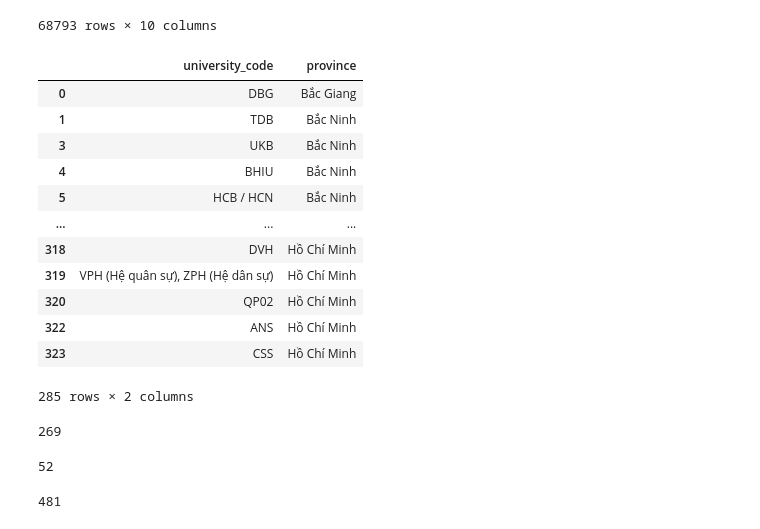
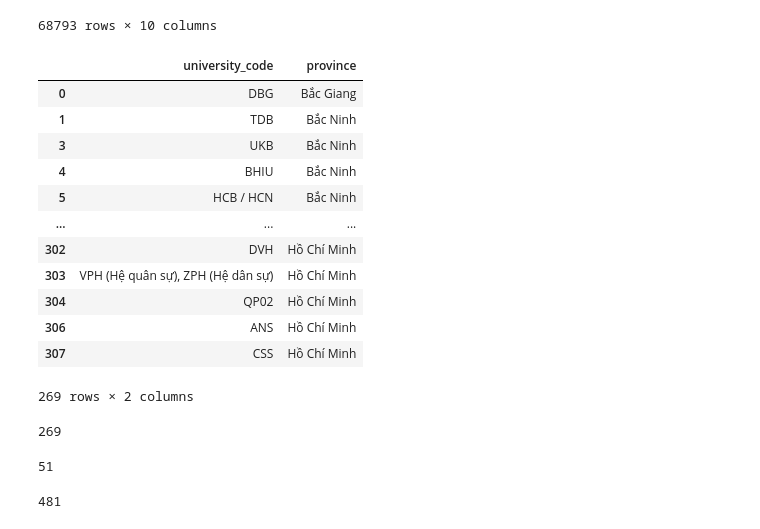
Before and after one commit to mdnam2410/dv-final, a Jupyter notebook: Merge_final_data.ipynb, the cells around one changed output. Drawn from its saved outputs; the diff is of its cells as text; code cells hidden in the pictures.

Commit message:
Update fix final-data and re-organize folders

```diff
--- a/Merge_final_data.ipynb
+++ b/Merge_final_data.ipynb
@@ -18,23 +19,23 @@ score_df
 | 68792 | 68792 | 7319001 | Kinh tế giáo dục vùng dân tộc thi... | C00; C03; C04; D01 | 15.0 | NaN | 2021.0 | HVD | ... |
 68793 rows × 10 columns
 # %%
-uni_dict = pd.read_csv('uni_dict.csv')
+uni_dict = pd.read_csv('data/fixed_uni_dict.csv')
 uni_dict = uni_dict.dropna().rename(columns={'code': 'university_code'})
 uni_dict
 # %% [output]
 |  | university_code | province |
 | 0 | DBG | Bắc Giang |
 | 1 | TDB | Bắc Ninh |
 | 3 | UKB | Bắc Ninh |
 | 4 | BHIU | Bắc Ninh |
 | 5 | HCB / HCN | Bắc Ninh |
 | ... | ... | ... |
-| 318 | DVH | Hồ Chí Minh |
-| 319 | VPH (Hệ quân sự), ZPH (Hệ dân sự) | Hồ Chí Minh |
-| 320 | QP02 | Hồ Chí Minh |
-| 322 | ANS | Hồ Chí Minh |
-| 323 | CSS | Hồ Chí Minh |
+| 302 | DVH | Hồ Chí Minh |
+| 303 | VPH (Hệ quân sự), ZPH (Hệ dân sự) | Hồ Chí Minh |
+| 304 | QP02 | Hồ Chí Minh |
+| 306 | ANS | Hồ Chí Minh |
+| 307 | CSS | Hồ Chí Minh |
-285 rows × 2 columns
+269 rows × 2 columns
 # %%
 uni_dict['university_code'].nunique()
 # %% [output]
@@ -42,7 +43,7 @@ uni_dict['university_code'].nunique()
 # %%
 uni_dict['province'].nunique()
 # %% [output]
-52
+51
 # %%
 score_df['university_code'].nunique()
 # %% [output]
```
Also changed, not shown: parts of 12 cells of this notebook, 9 other files.
